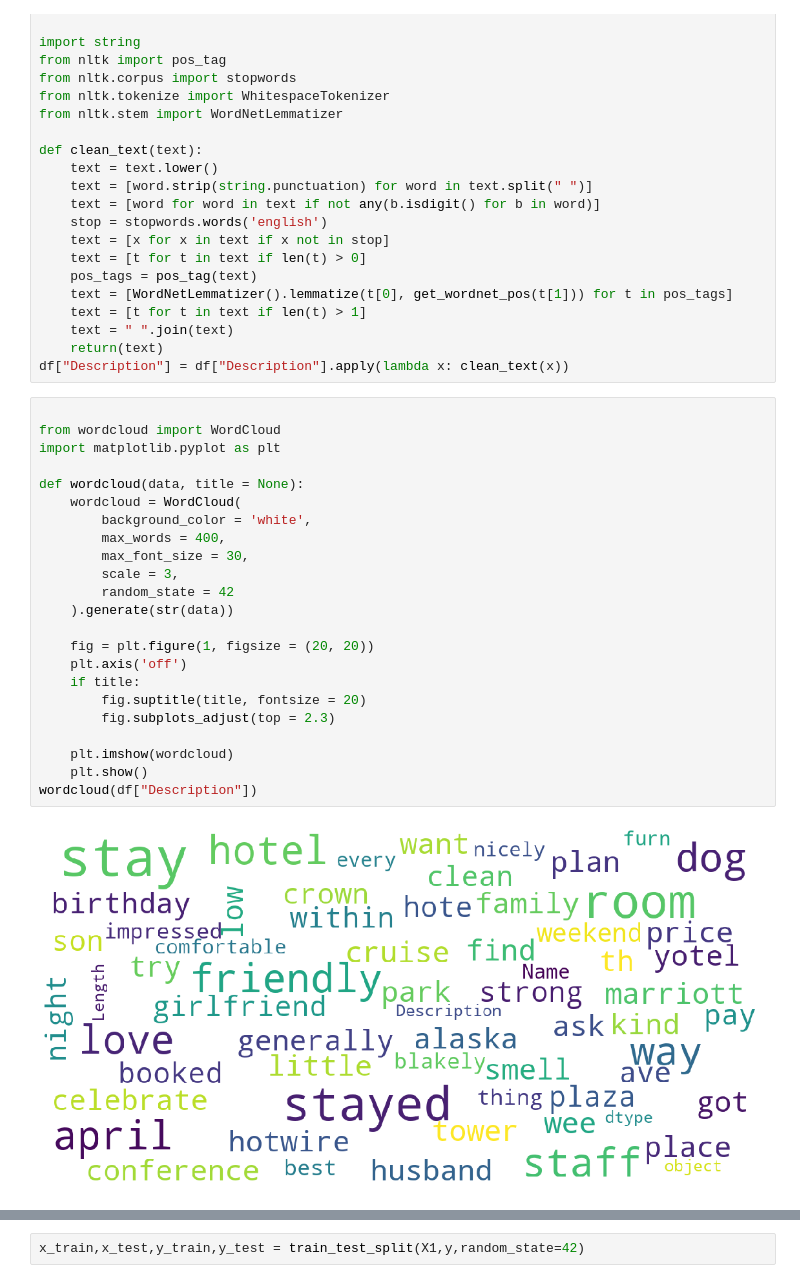
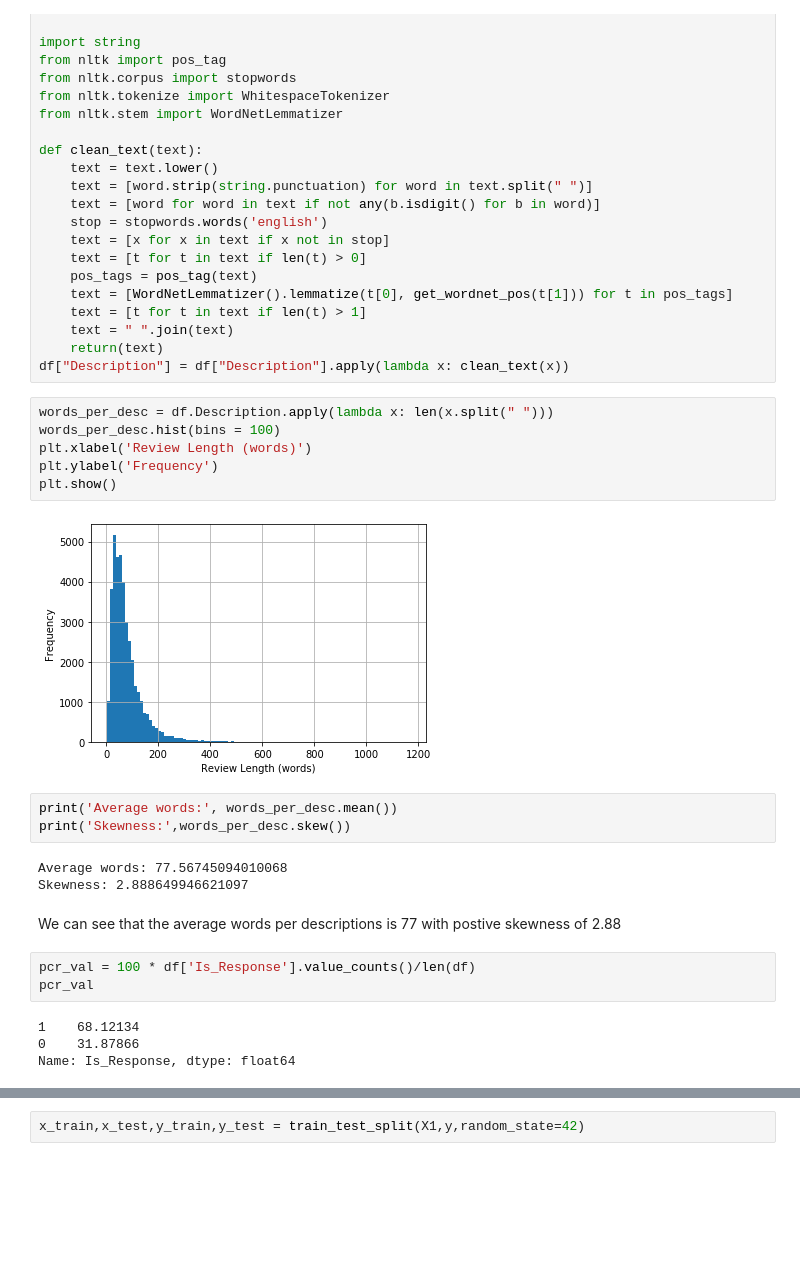
Before and after one commit to AbhishekMurarka-SOD/FlipROBO-Assigmnets, a Jupyter notebook: Hotel_Sentiment.ipynb, the cells around one changed output, grey strips where cells are left out. Cells and saved outputs as stored; diff of their text form; blank space fills up the shorter version.

```diff
--- a/Hotel_Sentiment.ipynb
+++ b/Hotel_Sentiment.ipynb
@@ -99,28 +83,26 @@ def clean_text(text):
     text = " ".join(text)
     return(text)
 df["Description"] = df["Description"].apply(lambda x: clean_text(x))
-# %%
-
-from wordcloud import WordCloud
-import matplotlib.pyplot as plt
-
-def wordcloud(data, title = None):
-    wordcloud = WordCloud(
-        background_color = 'white',
-        max_words = 400,
-        max_font_size = 30,
-        scale = 3,
-        random_state = 42
-    ).generate(str(data))
-
-    fig = plt.figure(1, figsize = (20, 20))
-    plt.axis('off')
-    if title:
-        fig.suptitle(title, fontsize = 20)
-        fig.subplots_adjust(top = 2.3)
-
-    plt.imshow(wordcloud)
-    plt.show()
-wordcloud(df["Description"])
-# %% [output]
-[figure, removed]
+# %%
+words_per_desc = df.Description.apply(lambda x: len(x.split(" ")))
+words_per_desc.hist(bins = 100)
+plt.xlabel('Review Length (words)')
+plt.ylabel('Frequency')
+plt.show()
+# %% [output]
+[figure, added]
+# %%
+print('Average words:', words_per_desc.mean())
+print('Skewness:',words_per_desc.skew())
+# %% [output]
+Average words: 77.56745094010068
+Skewness: 2.888649946621097
+# %% [markdown]
+We can see that the average words per descriptions is 77 with postive skewness of 2.88
+# %%
+pcr_val = 100 * df['Is_Response'].value_counts()/len(df)
+pcr_val
+# %% [output]
+1    68.12134
+0    31.87866
+Name: Is_Response, dtype: float64
```
Also changed, not shown: parts of 23 cells of this notebook.
